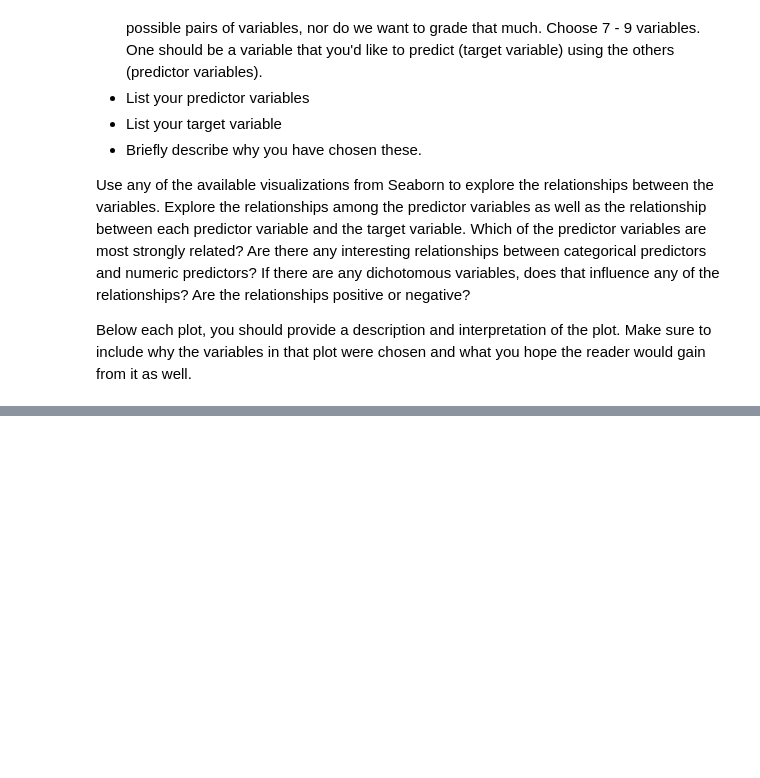
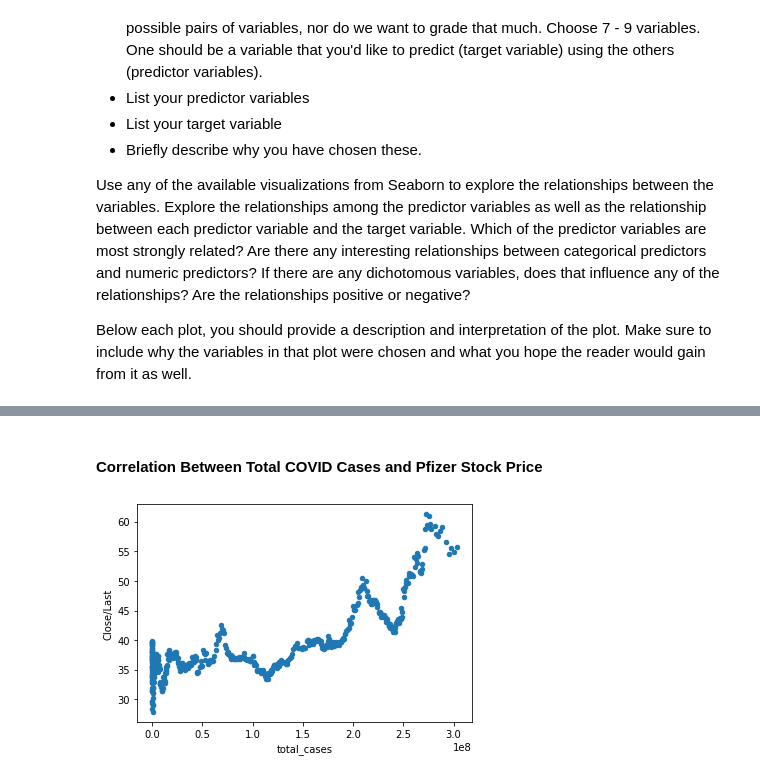
Before and after one commit to sltimmins/Project-2, a Jupyter notebook: Project02.ipynb, the cells around one changed output, grey strips where cells are left out. Cells and saved outputs as stored; diff of their text form; code cells hidden in the pictures; blank space fills up the shorter version.

```diff
--- a/Project02.ipynb
+++ b/Project02.ipynb
@@ -234,0 +266,7 @@ Below each plot, you should provide a description and interpretation of the plot
+# %% [markdown]
+#### Correlation Between Total COVID Cases and Pfizer Stock Price
+# %%
+merged.plot(kind = "scatter", x = "total_cases", y = "Close/Last")
+plt.show()
+# %% [output]
+[figure, added]
```
Also changed, not shown: parts of 18 cells of this notebook.
